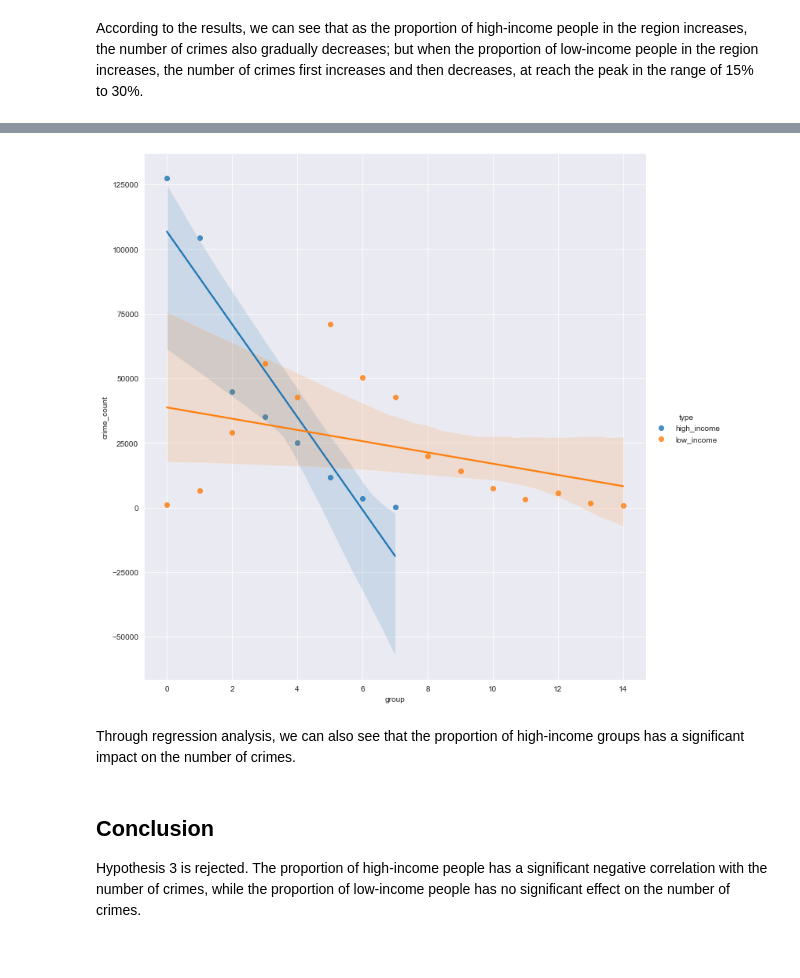
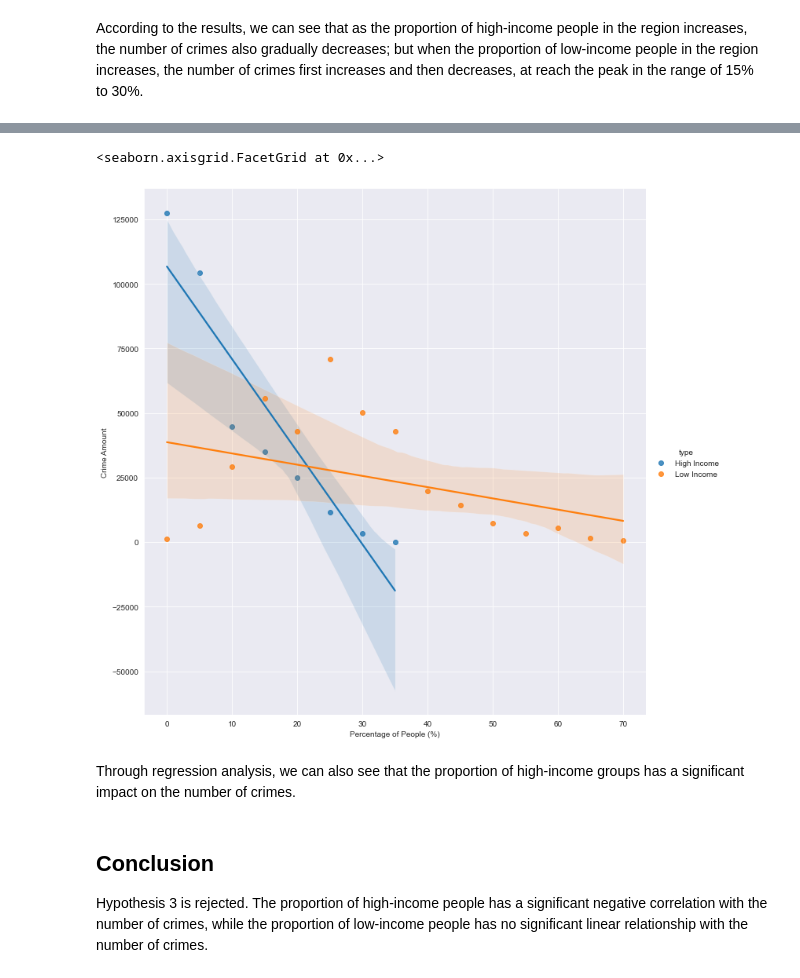
Before and after one commit to FlyingNightBird/2022Spring_Finals, a Jupyter notebook: hypothesis_3.ipynb, the cells around one changed output, grey strips where cells are left out. Cells and saved outputs as stored; diff of their text form; code cells hidden in the pictures.

```diff
--- a/hypothesis_3.ipynb
+++ b/hypothesis_3.ipynb
@@ -85,14 +116,16 @@ low_income
 # %%
-high_income['type'] = 'high_income'
-low_income['type'] = 'low_income'
+high_income['type'] = 'High Income'
+low_income['type'] = 'Low Income'
 income_regression = pd.concat([high_income, low_income])
 income_regression = income_regression.iloc[:,[0, 1,2,]]
 g = sns.lmplot(x="group", y="crime_count", hue="type", data=income_regression, height=10)
+g.set(xlabel='Percentage of People (%)', ylabel='Crime Amount')
 # %% [output]
+<seaborn.axisgrid.FacetGrid at 0x...>
-[figure, old version]
+[figure, new version]
 # %% [markdown]
 Through regression analysis, we can also see that the proportion of high-income groups has a significant impact on the number of crimes.
 # %% [markdown]
 ## Conclusion
 
-Hypothesis 3 is rejected. The proportion of high-income people has a significant negative correlation with the number of crimes, while the proportion of low-income people has no significant effect on the number of crimes.
+Hypothesis 3 is rejected. The proportion of high-income people has a significant negative correlation with the number of crimes, while the proportion of low-income people has no significant linear relationship with the number of crimes.
```
Also changed, not shown: parts of 11 cells of this notebook, 8 other files.
